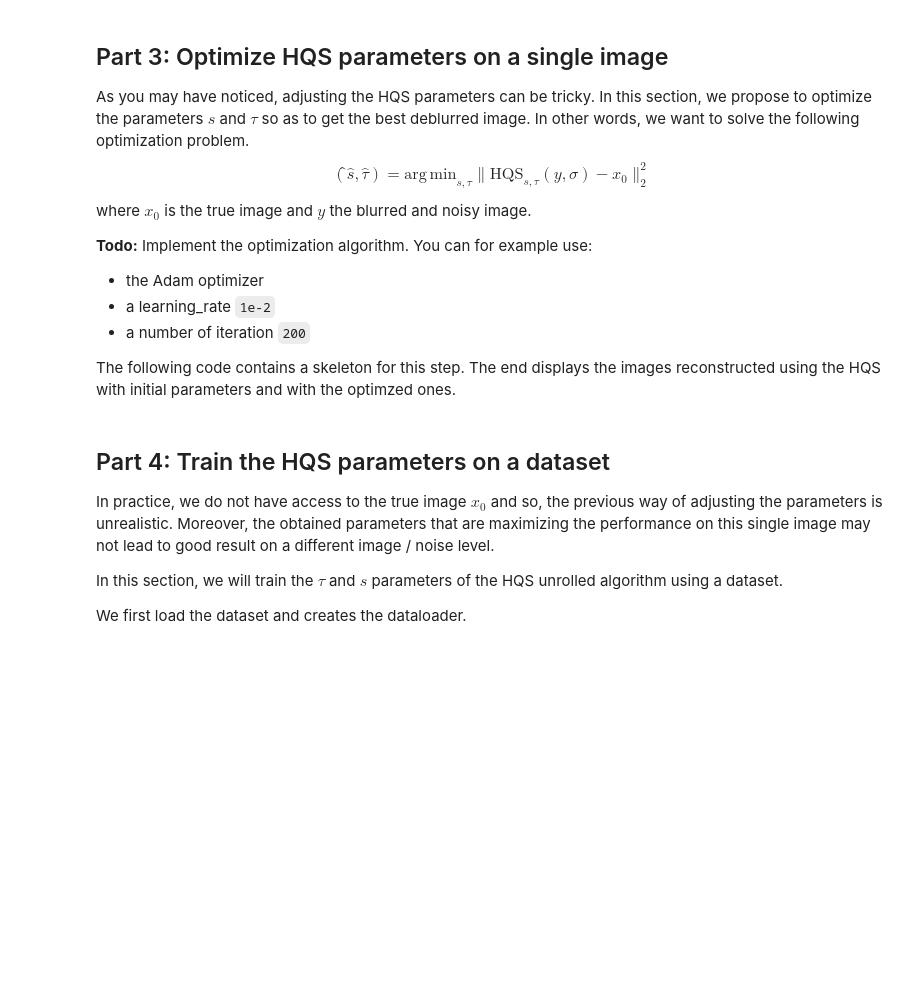
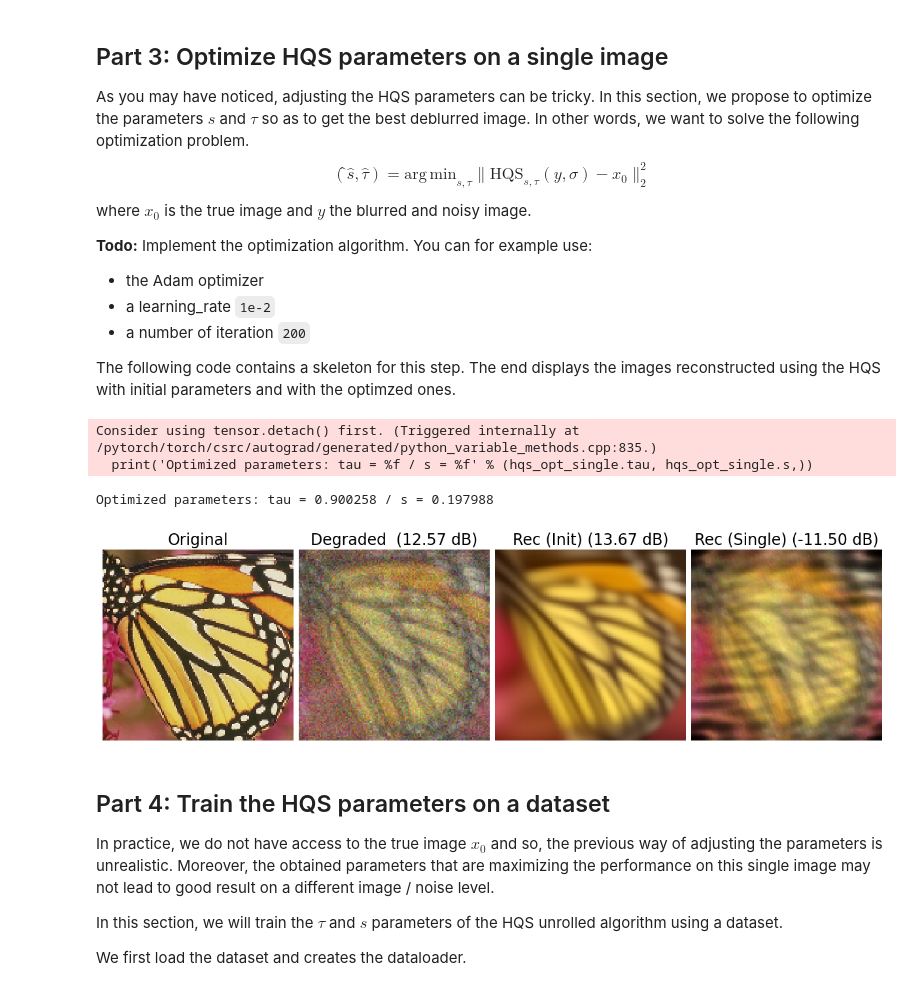
Before and after one commit to Anhquannnnnn/5GMM, a Jupyter notebook: TP_2_Image_PnP_Unroll.ipynb, the cells around one changed output. Drawn from its saved outputs; the diff is of its cells as text; code cells hidden in the pictures; blank space fills up the shorter version.

```diff
--- a/TP_2_Image_PnP_Unroll.ipynb
+++ b/TP_2_Image_PnP_Unroll.ipynb
@@ -241,23 +234,37 @@ where $x_0$ is the true image and $y$ the blurred and noisy image.
 The following code contains a skeleton for this step. The end displays the images reconstructed using the HQS with initial parameters and with the optimzed ones.
 # %%
 # Initialize the HQS algo
-hqs_opt_single = # use this name for subsequent comparisons
+hqs_opt_single = HQS(fk, D, niter = 10, init_tau = 1., init_s = 0.1)# use this name for subsequent comparisons
 
 # Optimizer and its parameters
-learning_rate =
-max_iter =
-optimizer =
+learning_rate = 1e-2
+max_iter = 10
+optimizer = torch.optim.Adam(hqs_opt_single.parameters(), lr=learning_rate )
 
 # Main loop to be implemented
+losses = []
+for iteration in range(max_iter):
+    optimizer.zero_grad()
 
+    x_reconstructed = hqs_opt_single(y, sigma)
+    loss = torch.nn.functional.mse_loss(x_reconstructed, x0)
+
+    loss.backward()
+
+    optimizer.step()
 # Print optimized parameters
-print('Optimized parameters: tau = %f / s = %f' % (hqs_opt_single.tau[0], hqs_opt_single.s[0],))
+print('Optimized parameters: tau = %f / s = %f' % (hqs_opt_single.tau, hqs_opt_single.s,))
 
 # Display deconvolved image
 with torch.no_grad():
     x_reconstructed_init = hqs_init(y, sigma)
     x_reconstructed_single = hqs_opt_single(y, sigma)
     dinv.utils.plot([x0,y,x_reconstructed_init,x_reconstructed_single], ['Original', 'Degraded  (%.2f dB)'%psnr(x0,y),'Rec (Init) (%.2f dB)'%psnr(x0,x_reconstructed_init),'Rec (Single) (%.2f dB)'%psnr(x0,x_reconstructed_single)],figsize=(12,12))
+# %% [output]
+Consider using tensor.detach() first. (Triggered internally at /pytorch/torch/csrc/autograd/generated/python_variable_methods.cpp:835.)
+  print('Optimized parameters: tau = %f / s = %f' % (hqs_opt_single.tau, hqs_opt_single.s,))
+Optimized parameters: tau = 0.900258 / s = 0.197988
+[figure, added]
 # %% [markdown]
 ## Part 4: Train the HQS parameters on a dataset
 
```
Also changed, not shown: parts of 5 cells of this notebook.
